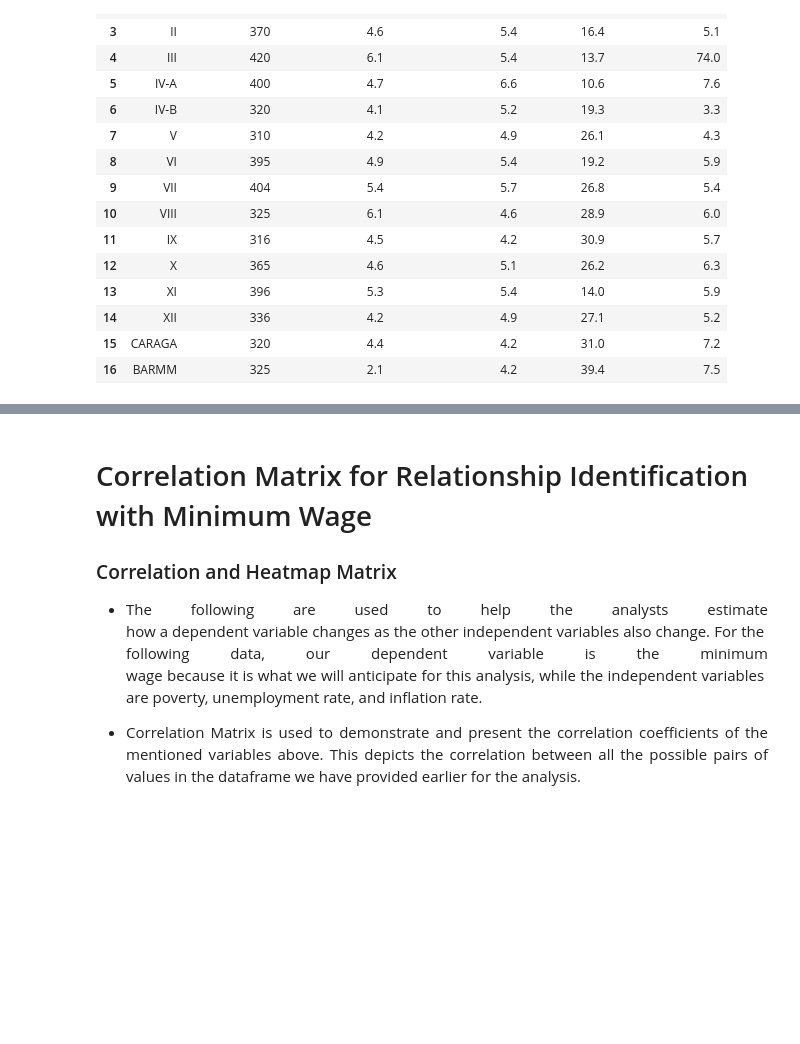
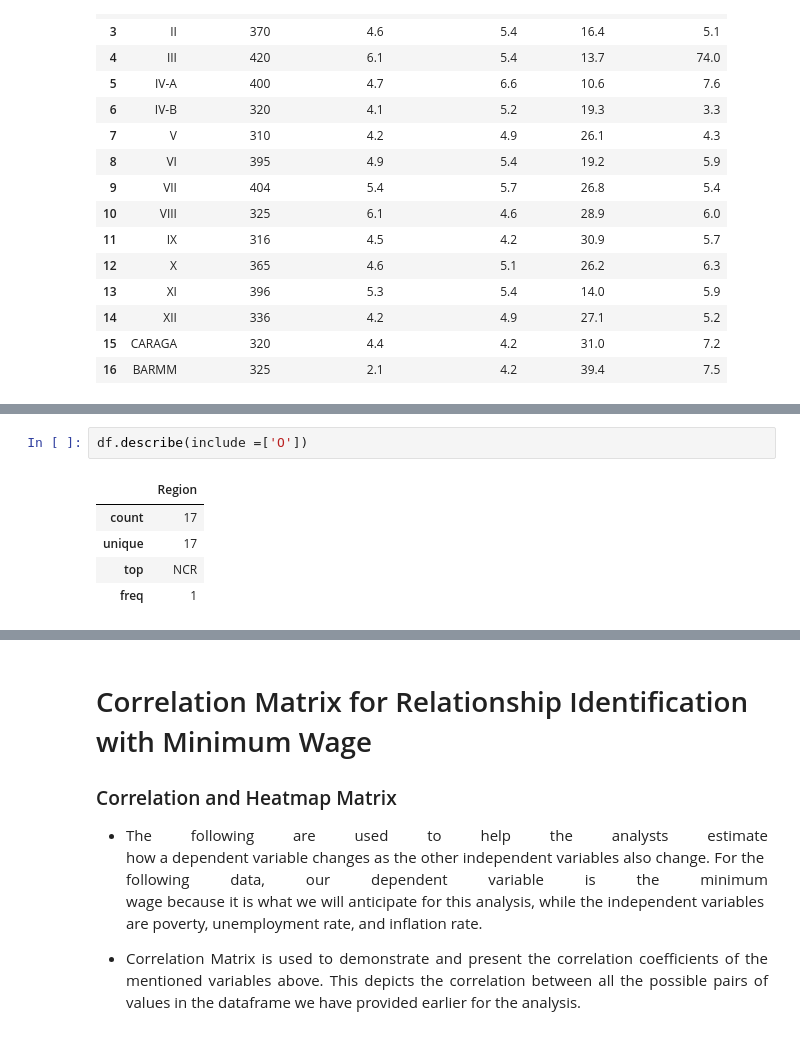
Before and after one commit to kryzlerahne/IT3205_FilipinoDataAlliance, a Jupyter notebook: Codes/The_Future_Pay_Visualizations.ipynb, the cells around one changed output, grey strips where cells are left out. Saved outputs shown, nothing was run; the diff lists cells and outputs as text; blank space fills up the shorter version.

```diff
--- a/Codes/The_Future_Pay_Visualizations.ipynb
+++ b/Codes/The_Future_Pay_Visualizations.ipynb
@@ -604,0 +617,8 @@ display(df.iloc[0:])
+# %%
+df.describe(include =['O'])
+# %% [output]
+|  | Region |
+| count | 17 |
+| unique | 17 |
+| top | NCR |
+| freq | 1 |
```
Also changed, not shown: parts of 5 cells of this notebook.
